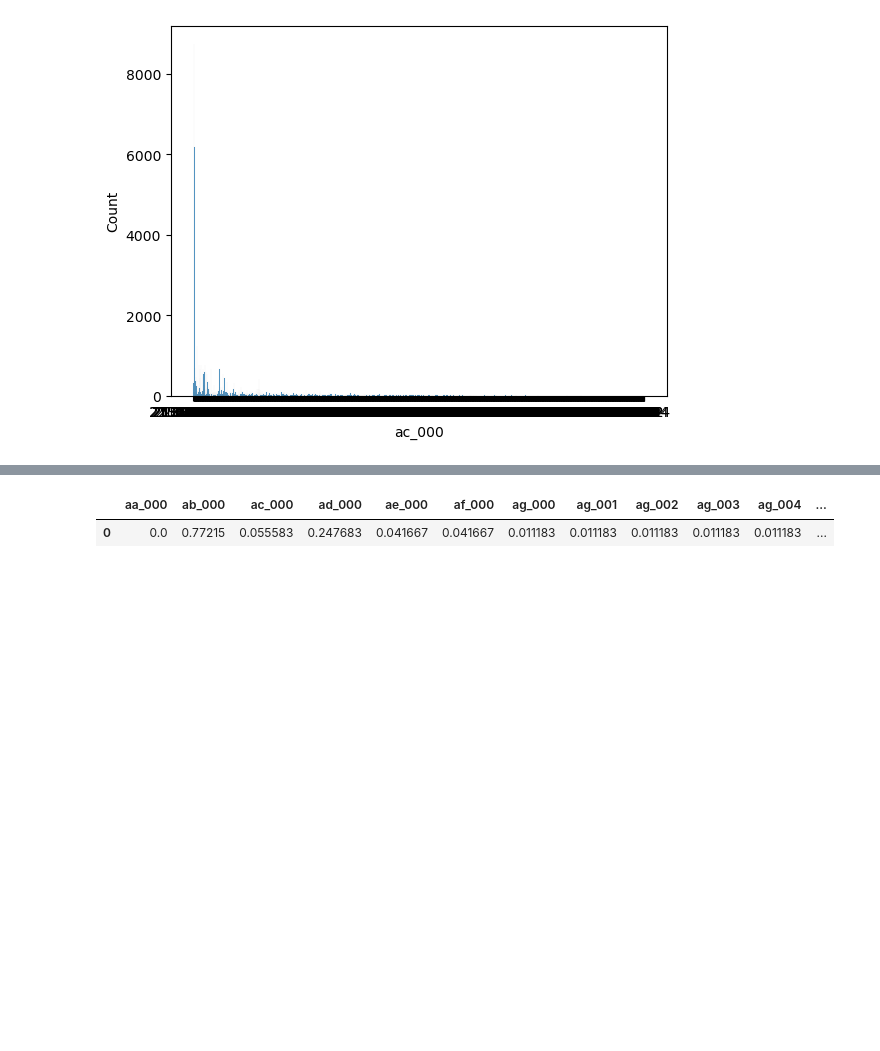
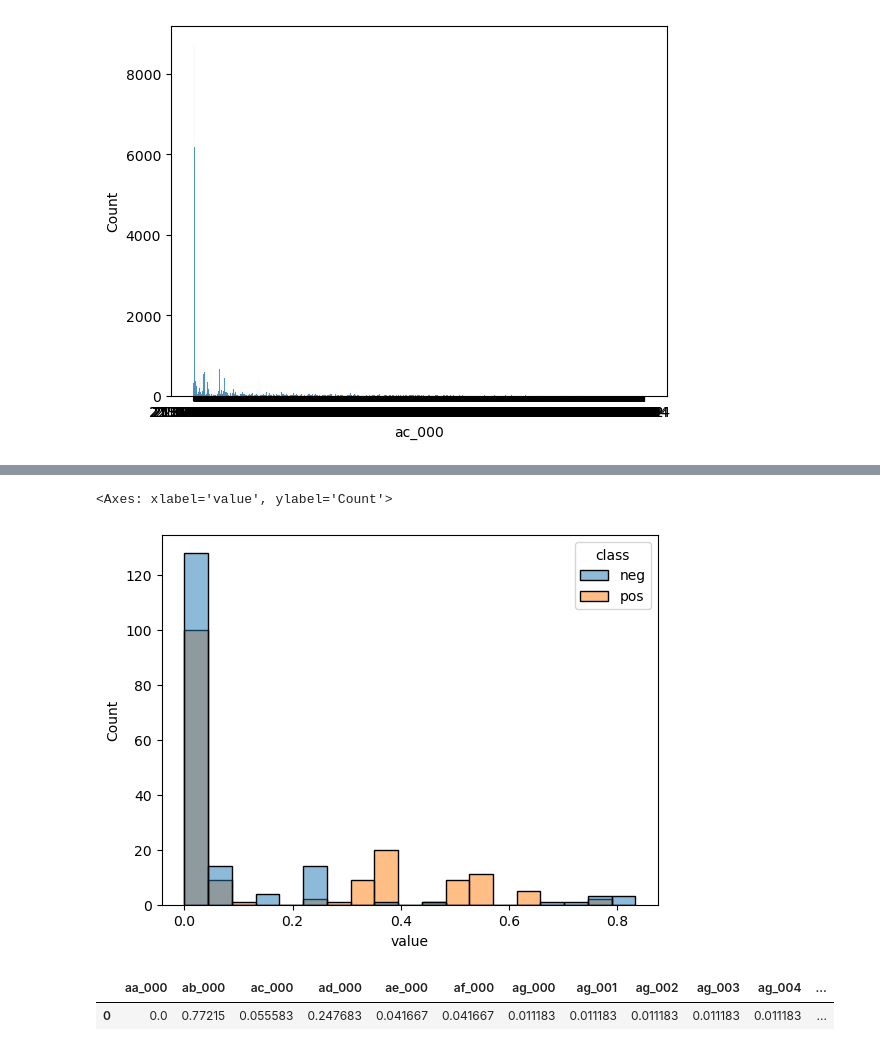
Before and after one commit to MatheusVazManzke/bix-intelligence-challenge, a Jupyter notebook: notebooks/exploration/0.0-mvm-data-exploration.ipynb, the cells around one changed output, grey strips where cells are left out. Cells and saved outputs as stored; diff of their text form; code cells hidden in the pictures; blank space fills up the shorter version.

```diff
--- a/notebooks/exploration/0.0-mvm-data-exploration.ipynb
+++ b/notebooks/exploration/0.0-mvm-data-exploration.ipynb
@@ -128,3 +235,9 @@ group_df.groupby(by='class').mean()
 | class |  |  |  |  |  |  |  |  |  |  |  | ... |
 | neg | 0.0 | 0.772169 | 0.048695 | 0.240949 | 0.036593 | 0.036593 | 0.011305 | 0.011305 | 0.011305 | 0.011305 | 0.011305 | ... |
 | pos | 0.0 | 0.771000 | 0.462000 | 0.645000 | 0.341000 | 0.341000 | 0.004000 | 0.004000 | 0.004000 | 0.004000 | 0.004000 | ... |
+# %%
+aux = group_air_systems_previous.groupby(by='class').mean().copy()
+# %%
+aux = aux.transpose(
+
+).reset_index(drop=True).melt()
@@ -131 +253,6 @@ group_df.groupby(by='class').mean()
+# %%
+sns.histplot(data=aux, hue='class', x='value')
+# %% [output]
+<Axes: xlabel='value', ylabel='Count'>
+[figure, added]
 # %%
```
Also changed, not shown: parts of 96 cells of this notebook, 44 other files.
